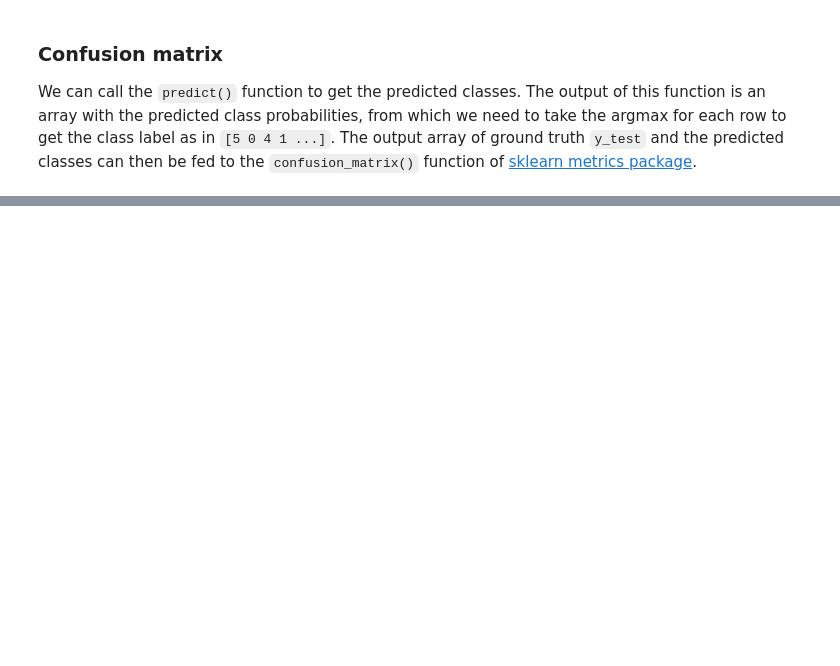
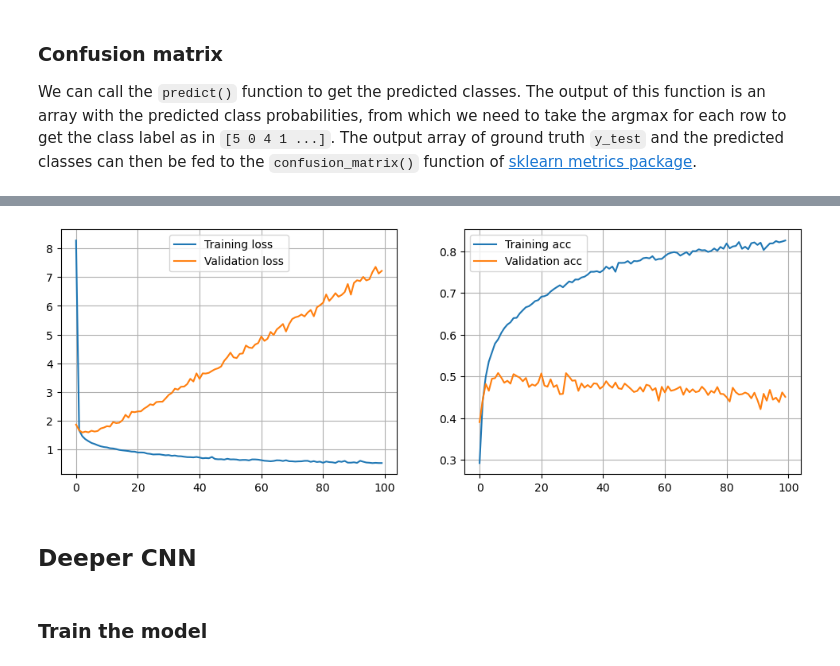
Before and after one commit to tiranozzz/DeLearn, a Jupyter notebook: SW04/PW4_version_Andri.ipynb, the cells around one changed output, grey strips where cells are left out. Saved outputs shown, nothing was run; the diff lists cells and outputs as text; code cells hidden in the pictures; blank space fills up the shorter version.

```diff
--- a/SW04/PW4_version_Andri.ipynb
+++ b/SW04/PW4_version_Andri.ipynb
@@ -378,0 +363,21 @@ plt.show()
+# %%
+# load the data new
+def show_imgs(X):
+    plt.figure(1)
+    k = 0
+    for i in range(0,5):
+        for j in range(0,5):
+            plt.subplot2grid((5,5),(i,j))
+            plt.imshow(X[k], cmap='gray')
+            k = k+1
+            plt.axis('off')
+    plt.show()
+
+# Load data & split data between train and validation sets
+(X_train, y_train), (X_val, y_val) = keras.datasets.cifar10.load_data()
+
+show_imgs(X_train)
+
+n_classes = 10
+Y_train = keras.utils.to_categorical(y_train, n_classes) # modify targets to 1-hot using utils.to_categorical()
+Y_val = keras.utils.to_categorical(y_val, n_classes) # idem
@@ -378,0 +450,8 @@ plt.show()
+# %%
+nepochs = 100           # number of epochs
+nbatch = 128          # batch size
+
+# ... call the training with the fit() function giving the tensors as
+#     inputs, defining batch size, number of epochs and validation data
+                                                                    # use validation set in real life
+log_sCNN = sCNN_model.fit(X_train, Y_train, batch_size=nbatch, epochs=nepochs, validation_data=(X_val, Y_val))
@@ -378,0 +476,16 @@ plt.show()
+# %%
+f = plt.figure(figsize=(12,4))
+ax1 = f.add_subplot(121)
+ax2 = f.add_subplot(122)
+ax1.plot(log_sCNN.history['loss'], label='Training loss')
+ax1.plot(log_sCNN.history['val_loss'], label='Validation loss')
+ax1.legend()
+ax1.grid()
+ax2.plot(log_sCNN.history['accuracy'], label='Training acc')
+ax2.plot(log_sCNN.history['val_accuracy'], label='Validation acc')
+ax2.legend()
+ax2.grid()
+# %% [output]
+[figure, added]
+# %% [markdown]
+## Deeper CNN
@@ -378,0 +535,2 @@ plt.show()
+# %% [markdown]
+### Train the model
```
Also changed, not shown: parts of 21 cells of this notebook.
